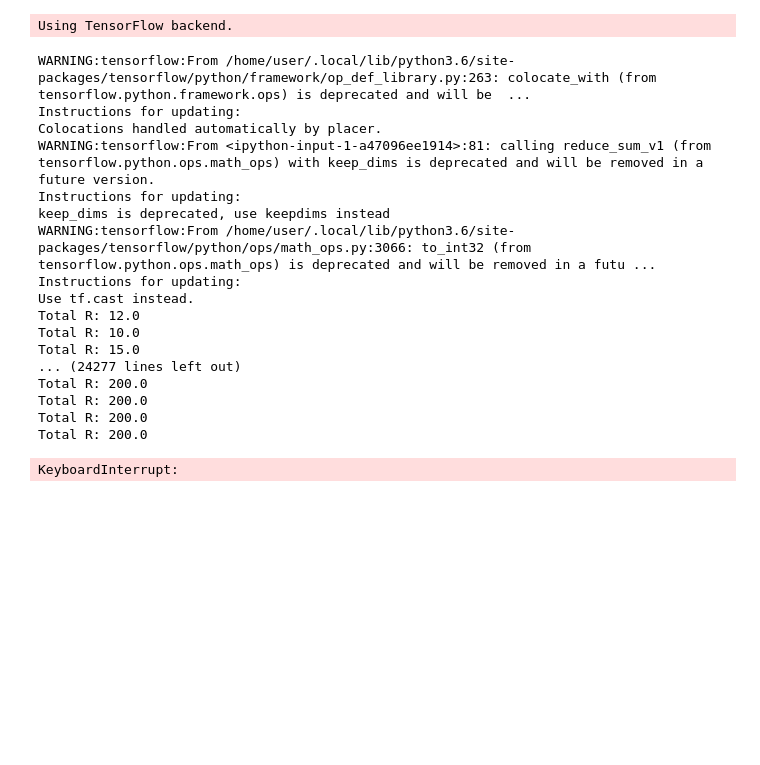
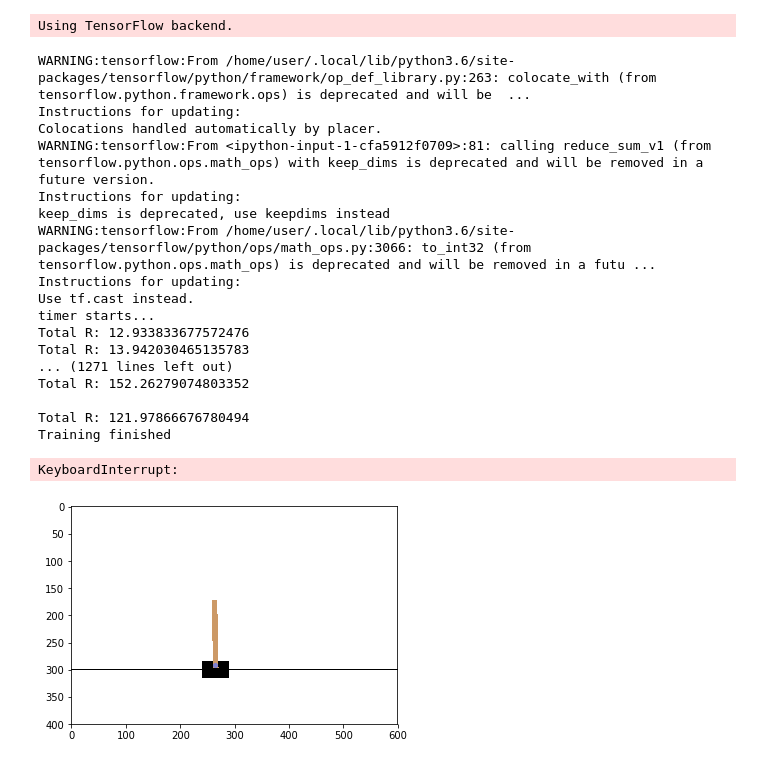
Before and after one commit to ebots-inc/spinningup, a Jupyter notebook: notebook/a3c_study.ipynb, the cells around one changed output. Cells and saved outputs as stored; diff of their text form; code cells hidden in the pictures; blank space fills up the shorter version.

Commit message:
added rendering support under docker

```diff
--- a/notebook/a3c_study.ipynb
+++ b/notebook/a3c_study.ipynb
@@ -215,47 +215,7 @@ class Agent:
 	# possible edge case - if an episode ends in <N steps, the computation is incorrect
 
 #---------
-class Environment(threading.Thread):
-	stop_signal = False
 
-	def __init__(self, render=False, eps_start=EPS_START, eps_end=EPS_STOP, eps_steps=EPS_STEPS):
-		threading.Thread.__init__(self)
-
-		self.render = render
-		self.env = gym.make(ENV)
-		self.agent = Agent(eps_start, eps_end, eps_steps)
-
-	def runEpisode(self):
-		s = self.env.reset()
-
-		R = 0
-		while True:
-			time.sleep(THREAD_DELAY) # yield
-
-			if self.render: self.env.render()
-
-			a = self.agent.act(s)
-			s_, r, done, info = self.env.step(a)
-
-			if done: # terminal state
-				s_ = None
-
-			self.agent.train(s, a, r, s_)
-
-			s = s_
-			R += r
-
-			if done or self.stop_signal:
-				break
-
-		print("Total R:", R)
-
-	def run(self):
-		while not self.stop_signal:
-			self.runEpisode()
-
-	def stop(self):
-		self.stop_signal = True
 
 #---------
 class Optimizer(threading.Thread):
@@ -290,7 +306,9 @@ for o in opts:
 for e in envs:
 	e.start()
 
+print("timer starts...")
 time.sleep(RUN_TIME)
+print("times up")
 
 for e in envs:
 	e.stop()
@@ -303,23 +321,27 @@ for o in opts:
 	o.join()
 
 print("Training finished")
-env_test.run()
 # %% [output]
 WARNING:tensorflow:From /home/user/.local/lib/python3.6/site-packages/tensorflow/python/framework/op_def_library.py:263: colocate_with (from tensorflow.python.framework.ops) is deprecated and will be  ...
 Instructions for updating:
 Colocations handled automatically by placer.
-WARNING:tensorflow:From <ipython-input-1-a47096ee1914>:81: calling reduce_sum_v1 (from tensorflow.python.ops.math_ops) with keep_dims is deprecated and will be removed in a future version.
+WARNING:tensorflow:From <ipython-input-1-cfa5912f0709>:81: calling reduce_sum_v1 (from tensorflow.python.ops.math_ops) with keep_dims is deprecated and will be removed in a future version.
 Instructions for updating:
 keep_dims is deprecated, use keepdims instead
 WARNING:tensorflow:From /home/user/.local/lib/python3.6/site-packages/tensorflow/python/ops/math_ops.py:3066: to_int32 (from tensorflow.python.ops.math_ops) is deprecated and will be removed in a futu ...
 Instructions for updating:
 Use tf.cast instead.
-Total R: 12.0
-Total R: 10.0
-Total R: 15.0
-... (24277 lines left out)
-Total R: 200.0
-Total R: 200.0
-Total R: 200.0
-Total R: 200.0
+timer starts...
+Total R: 12.933833677572476
+Total R: 13.942030465135783
+... (1271 lines left out)
+Total R: 152.26279074803352
+
+Total R: 121.97866676780494
+Training finished
-KeyboardInterrupt:
+# %%
+env_test = Environment(render=True, eps_start=0., eps_end=0.)
+env_test.run()
+# %% [output]
+KeyboardInterrupt:
+[figure, added]
```
Also changed, not shown: parts of 3 cells of this notebook, 4 other files.
